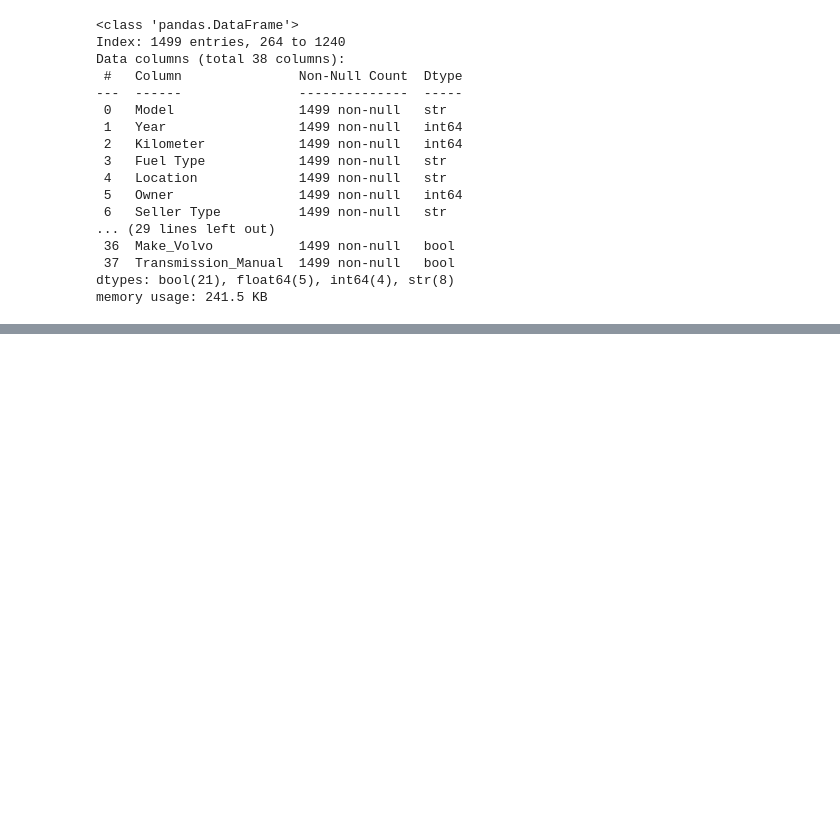
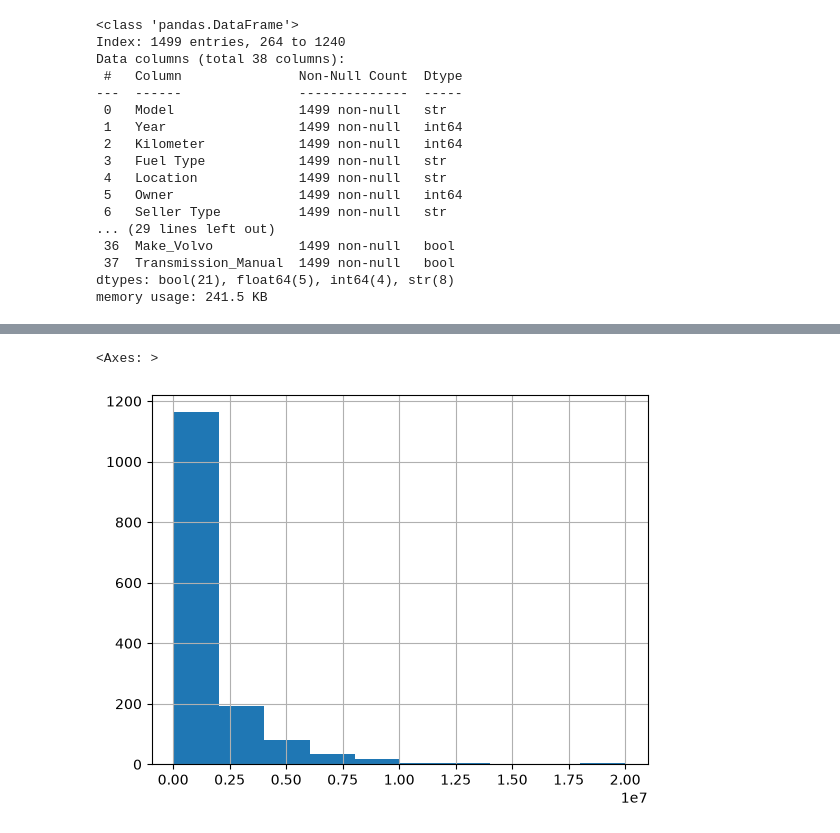
Before and after one commit to zainbabar/vehicle-price-predictor, a Jupyter notebook: vehicle.ipynb, the cells around one changed output, grey strips where cells are left out. Drawn from its saved outputs; the diff is of its cells as text; code cells hidden in the pictures; blank space fills up the shorter version.

```diff
--- a/vehicle.ipynb
+++ b/vehicle.ipynb
@@ -186,0 +304,2 @@ train_set.drop(columns=["Fuel Type"])
+# %%
+train_set = pd.get_dummies(train_set, columns=["Seller Type"], drop_first=True)
@@ -186,0 +346,2 @@ train_set.drop(columns=["Fuel Type"])
+# %%
+train_set.drop(columns=["Model"], inplace=True)
@@ -186,0 +370,3 @@ train_set.drop(columns=["Fuel Type"])
+# %%
+X_train = train_set.drop(columns=["Price"])
+y_train = train_set["Price"]
@@ -186,0 +438,6 @@ train_set.drop(columns=["Fuel Type"])
+# %%
+from sklearn.linear_model import LinearRegression
+from sklearn.metrics import root_mean_squared_error, r2_score
+
+lin_reg = LinearRegression()
+lin_reg.fit(X_train, y_train)
@@ -186,0 +501,5 @@ train_set.drop(columns=["Fuel Type"])
+# %%
+y_train.hist()
+# %% [output]
+<Axes: >
+[figure, added]
```
Also changed, not shown: parts of 47 cells of this notebook.
